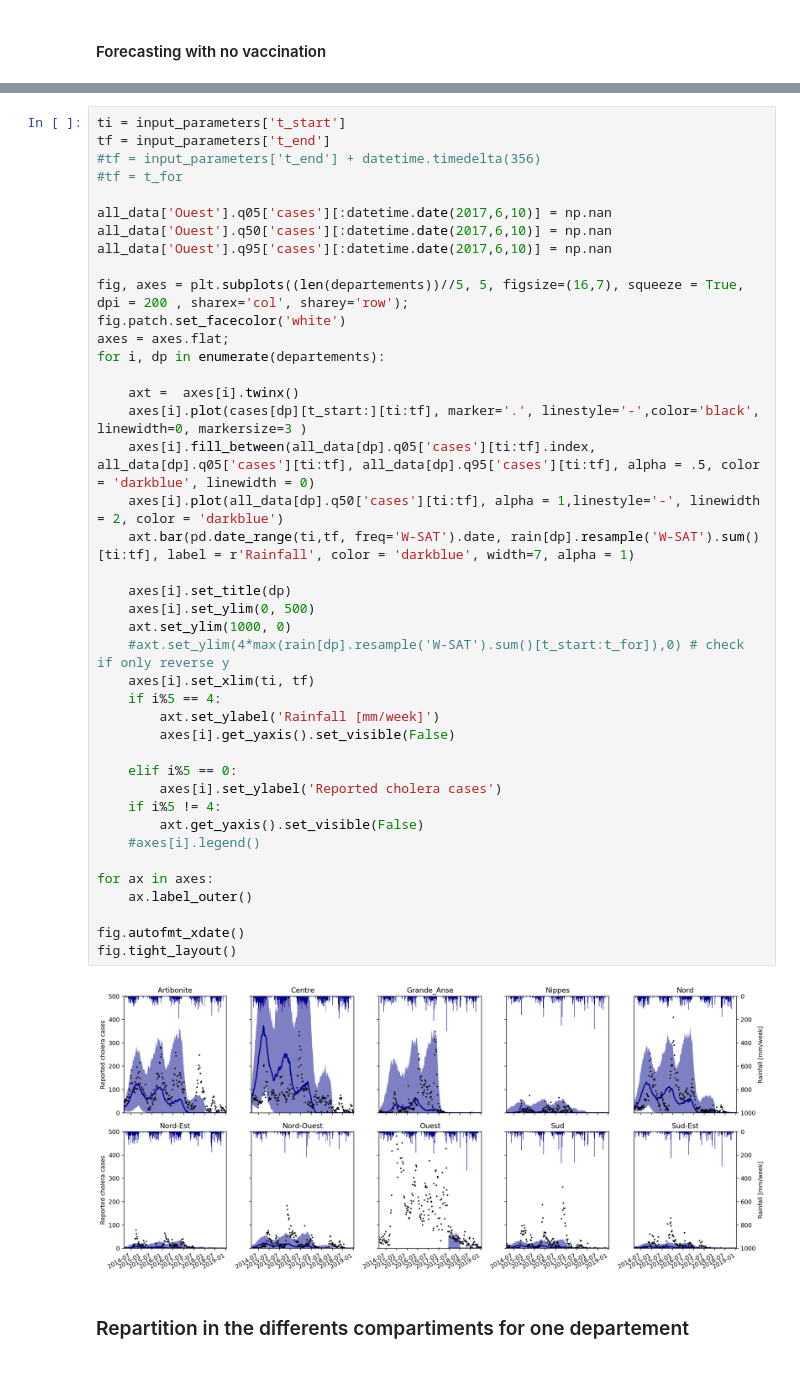
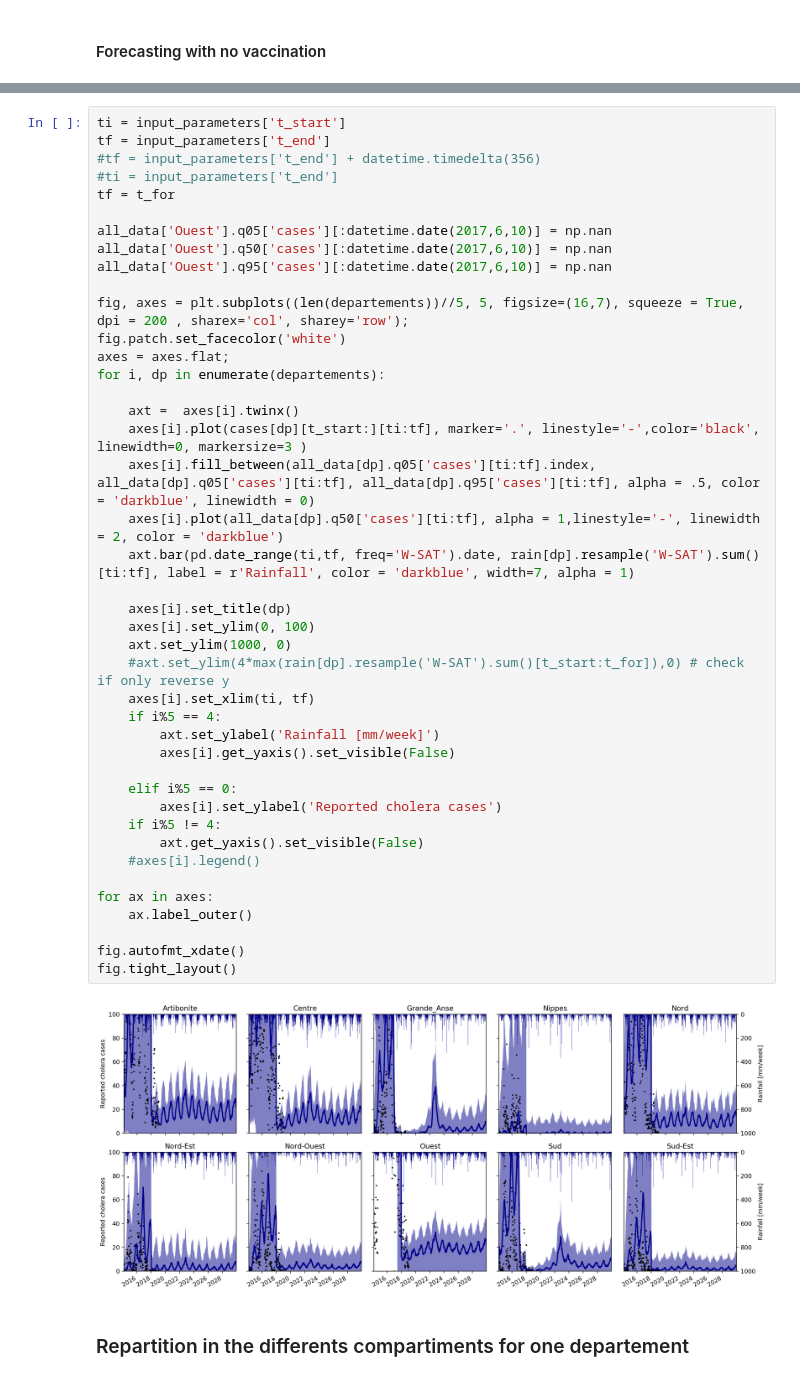
Before and after one commit to jcblemai/haiti-mass-ocv-campaign, a Jupyter notebook: forecast_all-dept.ipynb, the cells around one changed output, grey strips where cells are left out. Drawn from its saved outputs; the diff is of its cells as text.

```diff
--- a/forecast_all-dept.ipynb
+++ b/forecast_all-dept.ipynb
@@ -197,7 +197,8 @@ cols(
 ti = input_parameters['t_start']
 tf = input_parameters['t_end']
 #tf = input_parameters['t_end'] + datetime.timedelta(356)
-#tf = t_for
+#ti = input_parameters['t_end']
+tf = t_for
 
 all_data['Ouest'].q05['cases'][:datetime.date(2017,6,10)] = np.nan
 all_data['Ouest'].q50['cases'][:datetime.date(2017,6,10)] = np.nan
@@ -207,35 +208,35 @@ fig, axes = plt.subplots((len(departements))//5, 5, figsize=(16,7), squeeze = Tr
 fig.patch.set_facecolor('white')
 axes = axes.flat;
 for i, dp in enumerate(departements):
 
     axt =  axes[i].twinx()
     axes[i].plot(cases[dp][t_start:][ti:tf], marker='.', linestyle='-',color='black', linewidth=0, markersize=3 )
     axes[i].fill_between(all_data[dp].q05['cases'][ti:tf].index, all_data[dp].q05['cases'][ti:tf], all_data[dp].q95['cases'][ti:tf], alpha = .5, color = 'darkblue', linewidth = 0)
     axes[i].plot(all_data[dp].q50['cases'][ti:tf], alpha = 1,linestyle='-', linewidth = 2, color = 'darkblue')
     axt.bar(pd.date_range(ti,tf, freq='W-SAT').date, rain[dp].resample('W-SAT').sum()[ti:tf], label = r'Rainfall', color = 'darkblue', width=7, alpha = 1)
 
     axes[i].set_title(dp)
-    axes[i].set_ylim(0, 500)
+    axes[i].set_ylim(0, 100)
     axt.set_ylim(1000, 0)
     #axt.set_ylim(4*max(rain[dp].resample('W-SAT').sum()[t_start:t_for]),0) # check if only reverse y
     axes[i].set_xlim(ti, tf)
     if i%5 == 4:
         axt.set_ylabel('Rainfall [mm/week]')
         axes[i].get_yaxis().set_visible(False)
 
     elif i%5 == 0:
         axes[i].set_ylabel('Reported cholera cases')
     if i%5 != 4:
         axt.get_yaxis().set_visible(False)
     #axes[i].legend()
 
 for ax in axes:
     ax.label_outer()
 
 fig.autofmt_xdate()
 fig.tight_layout()
 # %% [output]
-[figure, old version]
+[figure, new version]
 # %% [markdown]
 ### Repartition in the differents compartiments for one departement
 # %%
```
Also changed, not shown: parts of 2 cells of this notebook, 2 other files.
